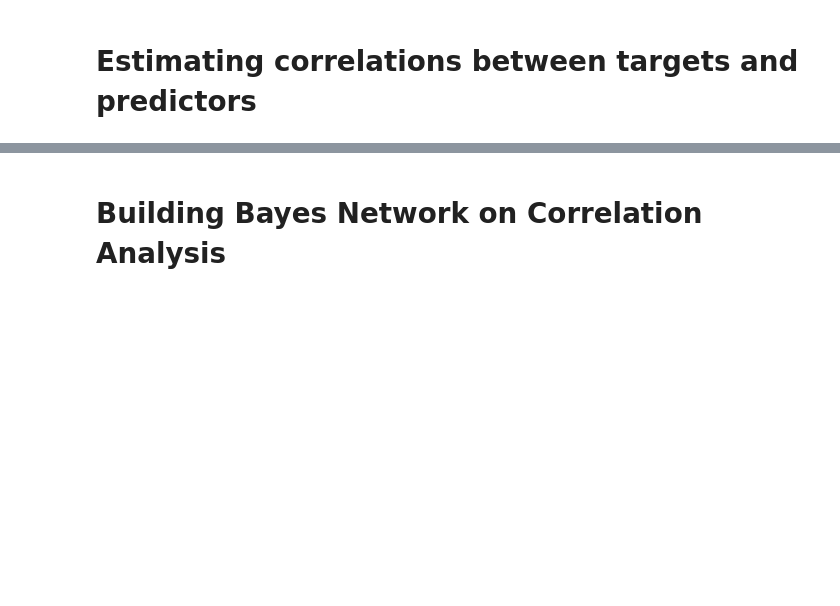
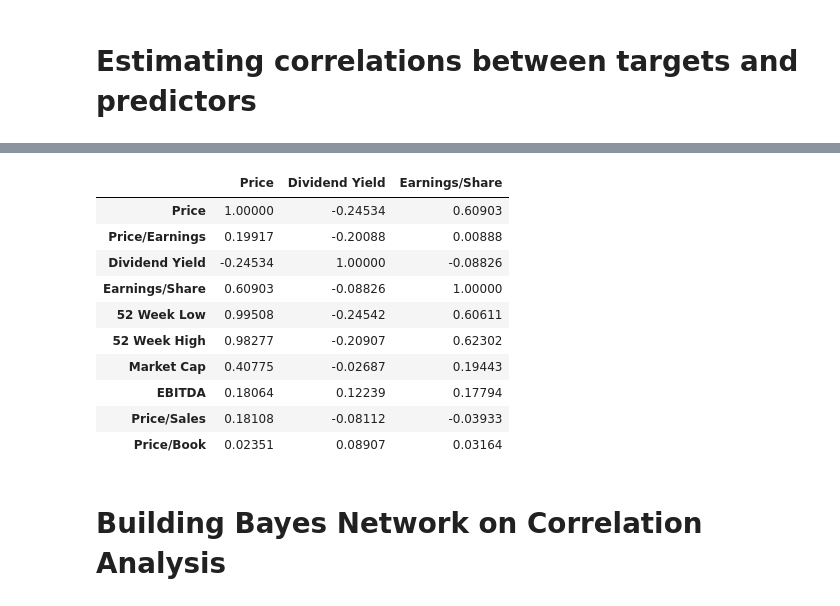
Before and after one commit to morkovka1337/multidimensional_data_processing, a Jupyter notebook: task3_BAMT.ipynb, the cells around one changed output, grey strips where cells are left out. Saved outputs shown, nothing was run; the diff lists cells and outputs as text; code cells hidden in the pictures; blank space fills up the shorter version.

```diff
--- a/task3_BAMT.ipynb
+++ b/task3_BAMT.ipynb
@@ -321,6 +321,21 @@ data.corr()
 | EBITDA | 0.18064 | 0.00081 | 0.12239 | 0.17794 | 0.17677 | 0.17930 | 0.77072 | ... |
 | Price/Sales | 0.18108 | 0.18701 | -0.08112 | -0.03933 | 0.18849 | 0.17288 | 0.09393 | ... |
 | Price/Book | 0.02351 | 0.00037 | 0.08907 | 0.03164 | 0.02318 | 0.01765 | 0.03422 | ... |
+# %%
+corr = data.corr()
+corr[['Price', 'Dividend Yield', 'Earnings/Share']]
+# %% [output]
+|  | Price | Dividend Yield | Earnings/Share |
+| Price | 1.00000 | -0.24534 | 0.60903 |
+| Price/Earnings | 0.19917 | -0.20088 | 0.00888 |
+| Dividend Yield | -0.24534 | 1.00000 | -0.08826 |
+| Earnings/Share | 0.60903 | -0.08826 | 1.00000 |
+| 52 Week Low | 0.99508 | -0.24542 | 0.60611 |
+| 52 Week High | 0.98277 | -0.20907 | 0.62302 |
+| Market Cap | 0.40775 | -0.02687 | 0.19443 |
+| EBITDA | 0.18064 | 0.12239 | 0.17794 |
+| Price/Sales | 0.18108 | -0.08112 | -0.03933 |
+| Price/Book | 0.02351 | 0.08907 | 0.03164 |
 # %% [markdown]
 # Building Bayes Network on Correlation Analysis
 # %%
```
Also changed, not shown: parts of 6 cells of this notebook, 2 other files.
